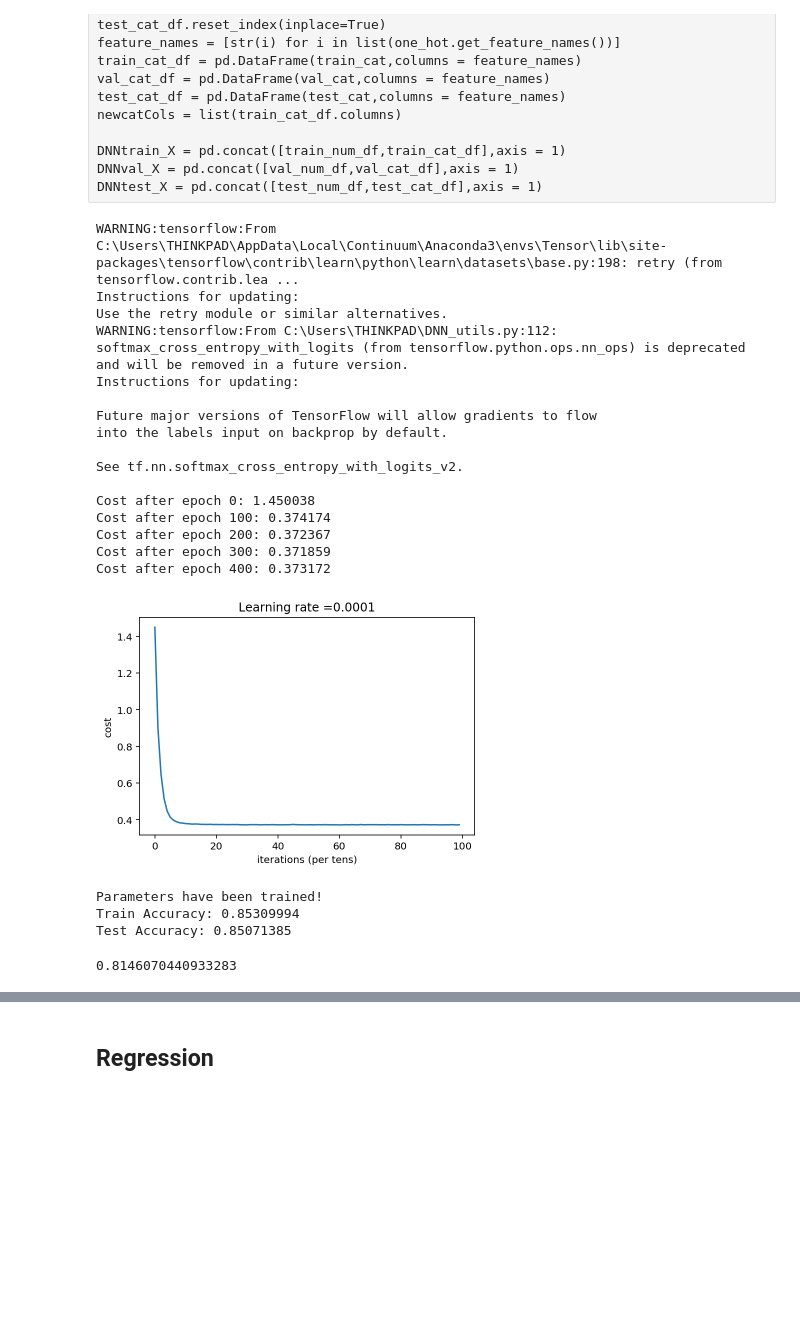
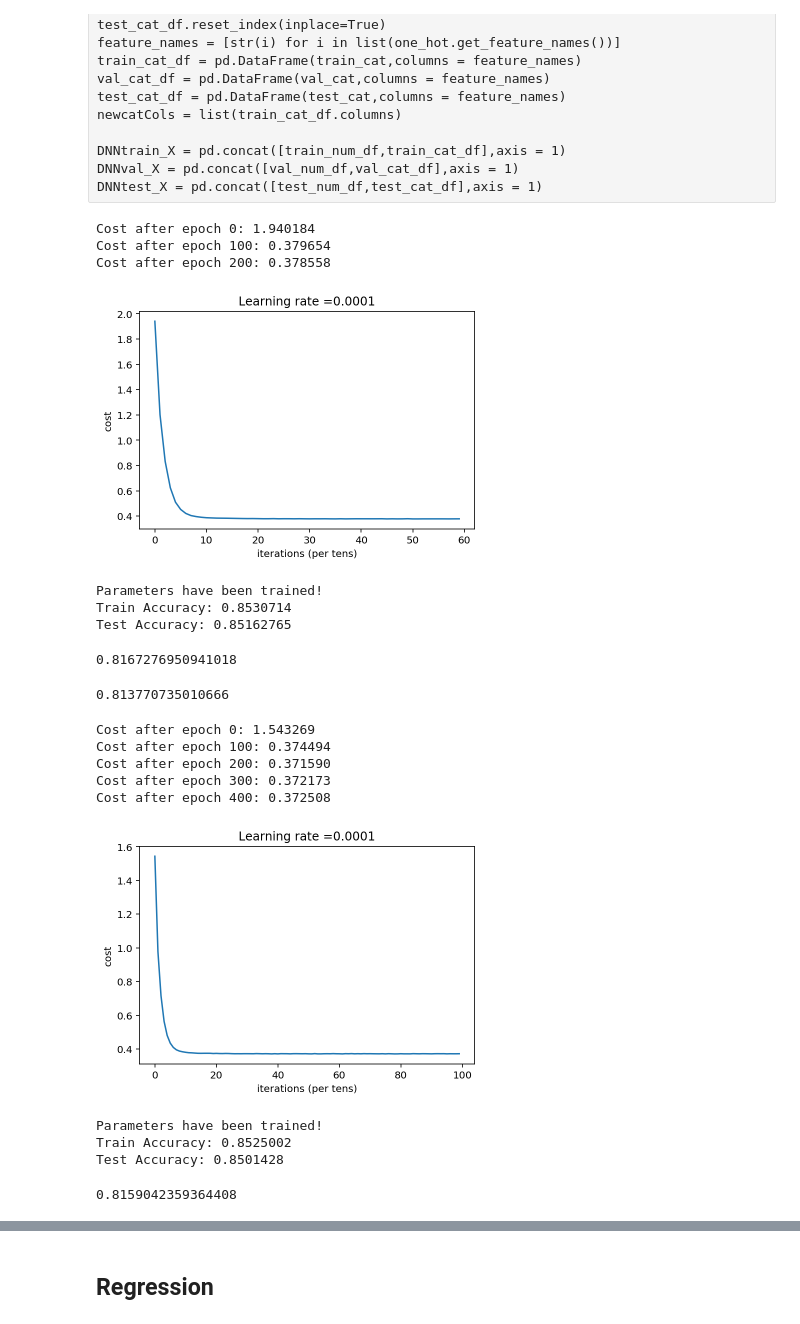
Before and after one commit to AlexaYuqinD/MS-E-246-Project, a Jupyter notebook: MS&E246 Project-Models.ipynb, the cells around one changed output, grey strips where cells are left out. Drawn from its saved outputs; the diff is of its cells as text; code cells hidden in the pictures; blank space fills up the shorter version.

```diff
--- a/MS&E246 Project-Models.ipynb
+++ b/MS&E246 Project-Models.ipynb
@@ -58,7 +60,7 @@ catCols = ['BorrName', 'BorrCity', 'BorrState','CDC_Name', 'CDC_Street', 'CDC_Ci
        'ProjectCounty', 'ProjectState', 'BusinessType'
        ]
 numCols = ['BorrZip','CDC_Zip','ThirdPartyDollars', 'GrossApproval','InitialInterestRate', 'TermInMonths','Borrgsp','unemploy_bow','unemploy_pro','SP500','borrthird','borrpro','borrCDC','total','termint']
-
+numCols = numCols + ['CDC_Zip_dm','ThirdPartyDollars_dm','InitialInterestRate_dm']
 train_X = train_X[numCols+catCols]
 val_X = val_X[numCols+catCols]
 test_X = test_X[numCols+catCols]
@@ -806,10 +805,10 @@ print(rf_random.best_params_)
 # %% [output]
 {'n_estimators': 446, 'min_samples_split': 10, 'min_samples_leaf': 1, 'max_features': 'auto', 'max_depth': None, 'bootstrap': True}
 # %%
-clf = RandomForestClassifier(n_estimators=500,random_state=0)
-clf.fit(DNNtrain_X, train_y)
-print(classification_report(val_y, clf.predict(DNNval_X)>0.5))
-print(roc_auc_score(val_y, clf.predict(DNNval_X)))
+clf = RandomForestClassifier(n_estimators=500,random_state=0,min_samples_split=10)
+clf.fit(train_X, train_y)
+print(classification_report(val_y, clf.predict(val_X)>0.5))
+print(roc_auc_score(val_y, clf.predict(val_X)))
 # %% [output]
               precision    recall  f1-score   support
 
@@ -935,33 +936,43 @@ DNNtest_X = pd.concat([test_num_df,test_cat_df],axis = 1)
 #DNNval_y = np.array(val_y1).reshape(1,-1)
 #DNNtrain_y = convert_to_one_hot(DNNtrain_y, 2)
 #DNNval_y = convert_to_one_hot(DNNval_y, 2)
+# %%
+num1 = DNNtrain_X.shape[0]
+parameters = model(DNNtrain_X, DNNtrain_y, DNNval_X, DNNval_y,num=num1,learning_rate = 0.0001, keep_prob=0.9,lamb=0.01,num_epochs = 300, minibatch_size=512, params = [256,128,64,2],layer=4)
+# %% [output]
+Cost after epoch 0: 1.940184
+Cost after epoch 100: 0.379654
+Cost after epoch 200: 0.378558
+[figure, added]
+Parameters have been trained!
+Train Accuracy: 0.8530714
+Test Accuracy: 0.85162765
+# %%
+default_prob = get_probability(parameters, DNNval_X, layer=4)[1,:]
+roc_auc_score(DNNval_y[1,:], default_prob)
+# %% [output]
+0.8167276950941018
+# %%
+default_prob = get_probability(parameters, DNNtest_X, layer=4)[1,:]
+roc_auc_score(DNNtest_y[1,:], default_prob)
+# %% [output]
+0.813770735010666
 # %%
 num1 = DNNtrain_X.shape[0]
-parameters = model(DNNtrain_X, DNNtrain_y, DNNval_X, DNNval_y,num=num1,learning_rate = 0.0001, keep_prob=0.9,lamb=0.01,num_epochs = 500, minibatch_size=512, params = [256,128,2])
+parameters = model(DNNtrain_X, DNNtrain_y, DNNval_X, DNNval_y,num=num1,learning_rate = 0.0001, keep_prob=0.9,lamb=0.01,num_epochs = 500, minibatch_size=512, params = [256,128,2],layer=3)
 # %% [output]
-WARNING:tensorflow:From C:\Users\THINKPAD\AppData\Local\Continuum\Anaconda3\envs\Tensor\lib\site-packages\tensorflow\contrib\learn\python\learn\datasets\base.py:198: retry (from tensorflow.contrib.lea ...
-Instructions for updating:
-Use the retry module or similar alternatives.
-WARNING:tensorflow:From C:\Users\THINKPAD\DNN_utils.py:112: softmax_cross_entropy_with_logits (from tensorflow.python.ops.nn_ops) is deprecated and will be removed in a future version.
-Instructions for updating:
-
-Future major versions of TensorFlow will allow gradients to flow
-into the labels input on backprop by default.
-
-See tf.nn.softmax_cross_entropy_with_logits_v2.
-
-Cost after epoch 0: 1.450038
-Cost after epoch 100: 0.374174
-Cost after epoch 200: 0.372367
-Cost after epoch 300: 0.371859
-Cost after epoch 400: 0.373172
+Cost after epoch 0: 1.543269
+Cost after epoch 100: 0.374494
+Cost after epoch 200: 0.371590
+Cost after epoch 300: 0.372173
+Cost after epoch 400: 0.372508
-[figure, old version]
+[figure, new version]
 Parameters have been trained!
-Train Accuracy: 0.85309994
-Test Accuracy: 0.85071385
+Train Accuracy: 0.8525002
+Test Accuracy: 0.8501428
 # %%
-default_prob = get_probability(parameters, DNNval_X)[1,:]
+default_prob = get_probability(parameters, DNNval_X,layer=3)[1,:]
 roc_auc_score(DNNval_y[1,:], default_prob)
 # %% [output]
-0.8146070440933283
+0.8159042359364408
 # %%
```
Also changed, not shown: parts of 62 cells of this notebook, 4 other files.
